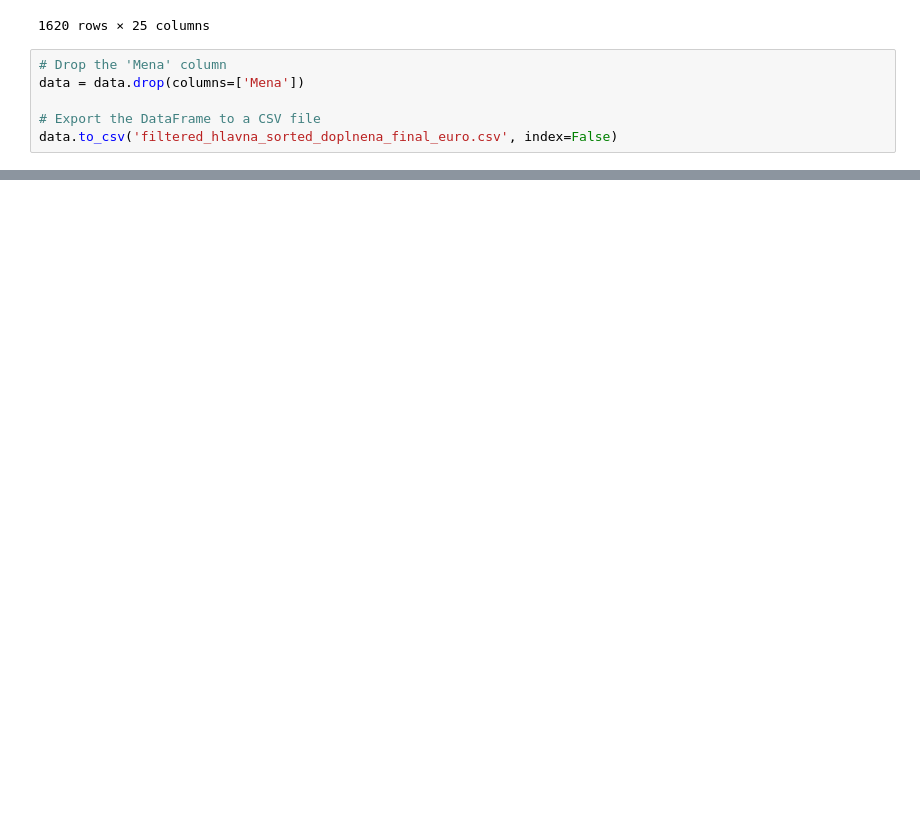
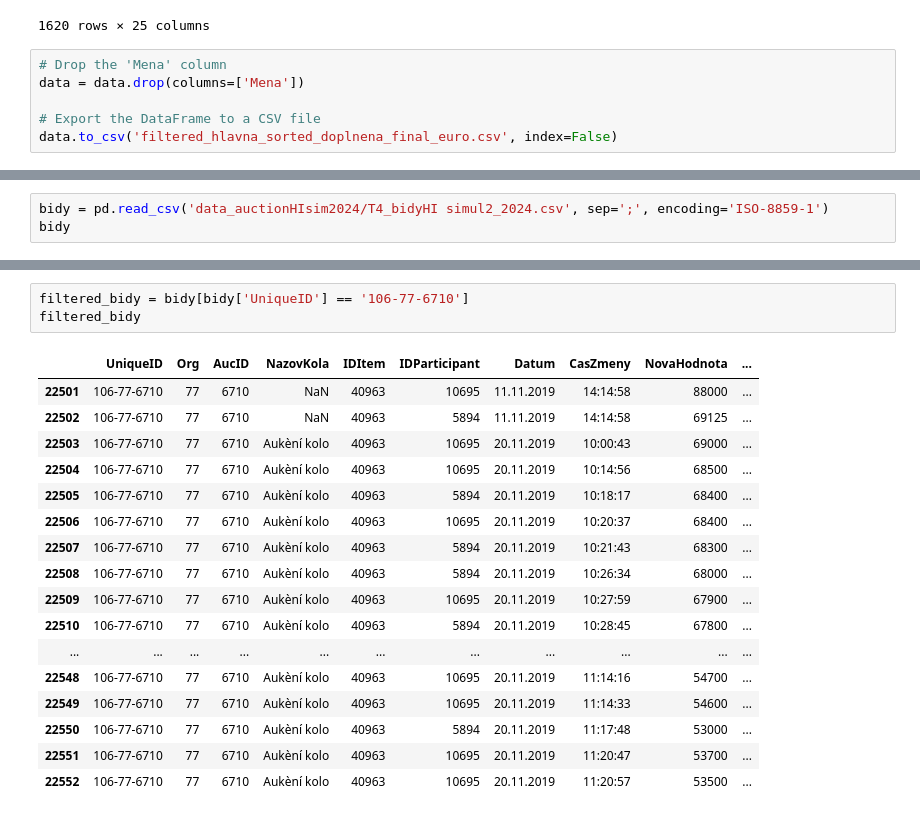
Before and after one commit to Sebion/ElektronickeObchodovanie, a Jupyter notebook: upravy.ipynb, the cells around one changed output, grey strips where cells are left out. Cells and saved outputs as stored; diff of their text form; blank space fills up the shorter version.

```diff
--- a/upravy.ipynb
+++ b/upravy.ipynb
@@ -54,0 +148,3 @@ data.to_csv('filtered_hlavna_sorted_doplnena_final_euro.csv', index=False)
+# %%
+bidy = pd.read_csv('data_auctionHIsim2024/T4_bidyHI simul2_2024.csv', sep=';', encoding='ISO-8859-1')
+bidy
@@ -54,0 +165,21 @@ data.to_csv('filtered_hlavna_sorted_doplnena_final_euro.csv', index=False)
+# %%
+filtered_bidy = bidy[bidy['UniqueID'] == '106-77-6710']
+filtered_bidy
+# %% [output]
+|  | UniqueID | Org | AucID | NazovKola | IDItem | IDParticipant | Datum | CasZmeny | NovaHodnota | ... |
+| 22501 | 106-77-6710 | 77 | 6710 | NaN | 40963 | 10695 | 11.11.2019 | 14:14:58 | 88000 | ... |
+| 22502 | 106-77-6710 | 77 | 6710 | NaN | 40963 | 5894 | 11.11.2019 | 14:14:58 | 69125 | ... |
+| 22503 | 106-77-6710 | 77 | 6710 | Aukèní kolo | 40963 | 10695 | 20.11.2019 | 10:00:43 | 69000 | ... |
+| 22504 | 106-77-6710 | 77 | 6710 | Aukèní kolo | 40963 | 10695 | 20.11.2019 | 10:14:56 | 68500 | ... |
+| 22505 | 106-77-6710 | 77 | 6710 | Aukèní kolo | 40963 | 5894 | 20.11.2019 | 10:18:17 | 68400 | ... |
+| 22506 | 106-77-6710 | 77 | 6710 | Aukèní kolo | 40963 | 10695 | 20.11.2019 | 10:20:37 | 68400 | ... |
+| 22507 | 106-77-6710 | 77 | 6710 | Aukèní kolo | 40963 | 5894 | 20.11.2019 | 10:21:43 | 68300 | ... |
+| 22508 | 106-77-6710 | 77 | 6710 | Aukèní kolo | 40963 | 5894 | 20.11.2019 | 10:26:34 | 68000 | ... |
+| 22509 | 106-77-6710 | 77 | 6710 | Aukèní kolo | 40963 | 10695 | 20.11.2019 | 10:27:59 | 67900 | ... |
+| 22510 | 106-77-6710 | 77 | 6710 | Aukèní kolo | 40963 | 5894 | 20.11.2019 | 10:28:45 | 67800 | ... |
+| ... | ... | ... | ... | ... | ... | ... | ... | ... | ... | ... |
+| 22548 | 106-77-6710 | 77 | 6710 | Aukèní kolo | 40963 | 10695 | 20.11.2019 | 11:14:16 | 54700 | ... |
+| 22549 | 106-77-6710 | 77 | 6710 | Aukèní kolo | 40963 | 10695 | 20.11.2019 | 11:14:33 | 54600 | ... |
+| 22550 | 106-77-6710 | 77 | 6710 | Aukèní kolo | 40963 | 5894 | 20.11.2019 | 11:17:48 | 53000 | ... |
+| 22551 | 106-77-6710 | 77 | 6710 | Aukèní kolo | 40963 | 10695 | 20.11.2019 | 11:20:47 | 53700 | ... |
+| 22552 | 106-77-6710 | 77 | 6710 | Aukèní kolo | 40963 | 10695 | 20.11.2019 | 11:20:57 | 53500 | ... |
```
Also changed, not shown: parts of 13 cells of this notebook, 6 other files.
